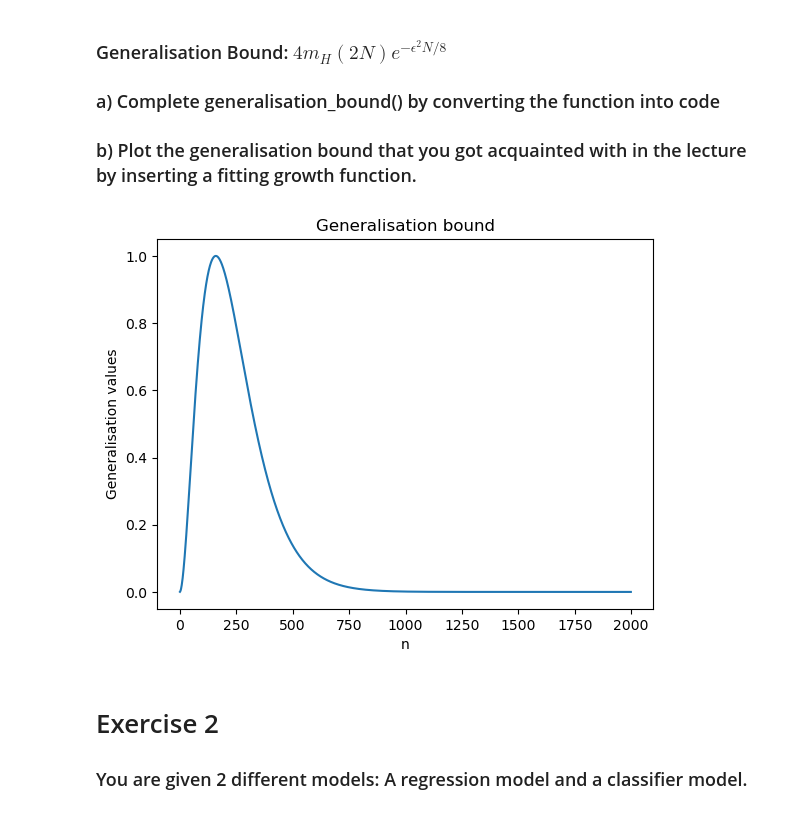
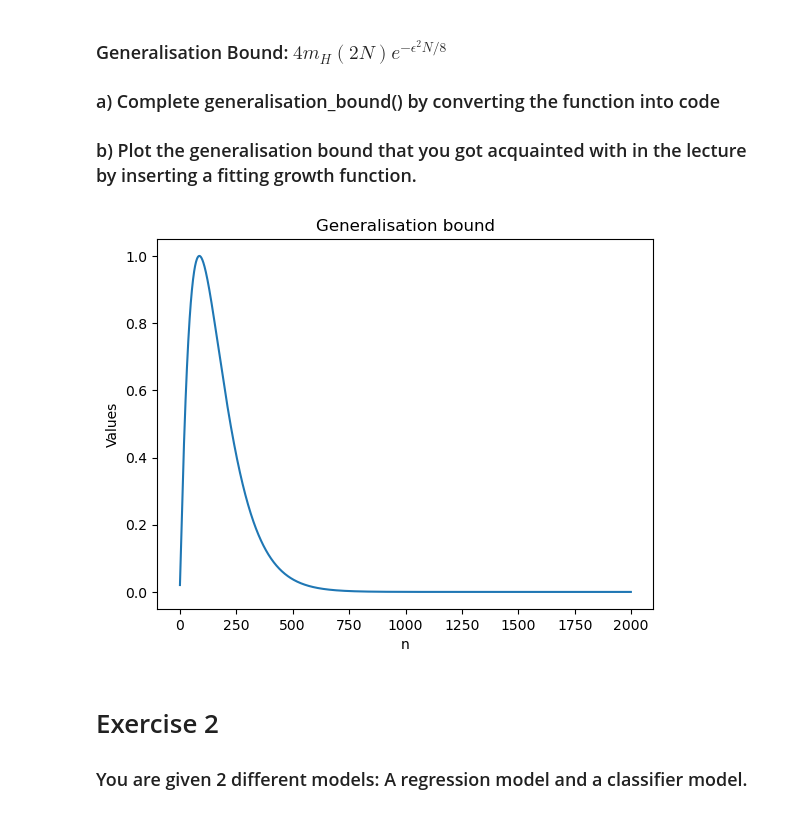
Before and after one commit to readytocommit/AI-Exercises, a Jupyter notebook: Exercise1/Introduction_Exercise .ipynb, the cells around one changed output. Saved outputs shown, nothing was run; the diff lists cells and outputs as text; code cells hidden in the pictures.

```diff
--- a/Exercise1/Introduction_Exercise .ipynb
+++ b/Exercise1/Introduction_Exercise .ipynb
@@ -23,22 +23,22 @@ def normalize(arr):
 # %%
 def growth_function(n : int) -> int:
     #Your Code Here
-    growth = n * np.log(2)
+    growth = np.log(n)
     return growth
 # %%
 ### PLOT Code
 #Your Code Here
 points = generalisation_bound(growth_function,accuracy=0.01,n=2000000)
 
 plt.plot(points)
 plt.title('Generalisation bound')
-plt.ylabel("Generalisation values")
+plt.ylabel("Values")
 plt.xlabel("n")
 
 
 plt.show()
 # %% [output]
-[figure, old version]
+[figure, new version]
 # %% [markdown]
 # Exercise 2
 ### You are given 2 different models: A regression model and a classifier model.
```
Also changed, not shown: parts of 1 cell of this notebook.
